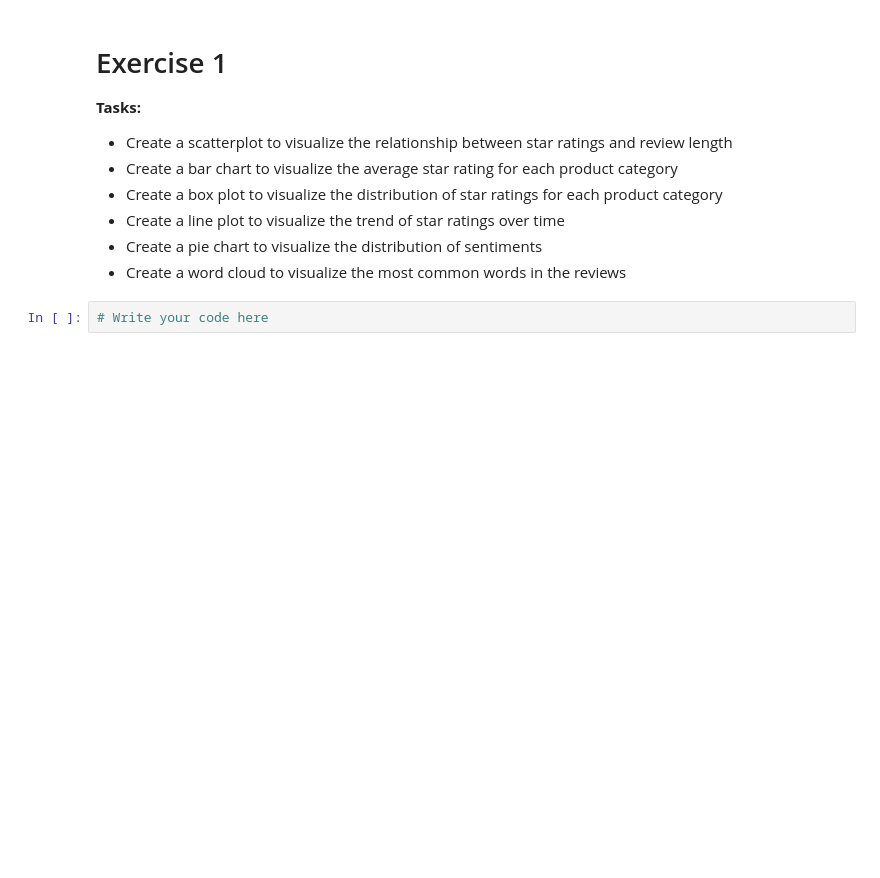
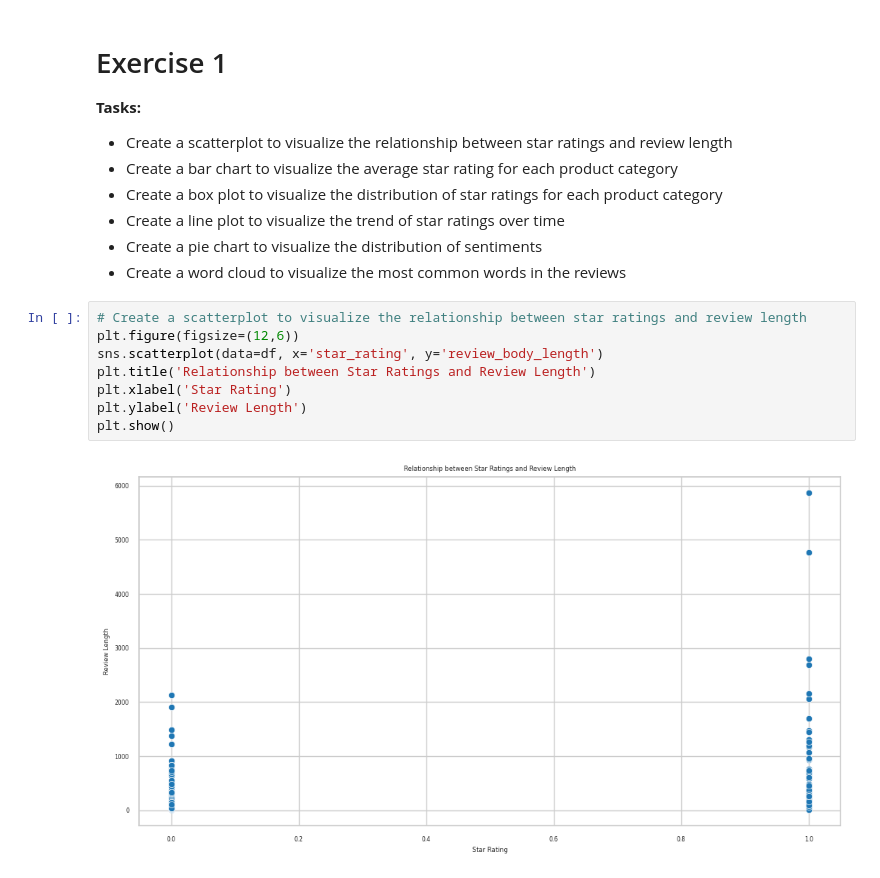
Before and after one commit to Shankar-Hadimani/PythonforDataScience, a Jupyter notebook: 1. Data Exploration using Amazon book dataset.ipynb, the cells around one changed output. Saved outputs shown, nothing was run; the diff lists cells and outputs as text; blank space fills up the shorter version.

```diff
--- a/1. Data Exploration using Amazon book dataset.ipynb
+++ b/1. Data Exploration using Amazon book dataset.ipynb
@@ -148,5 +196,13 @@ plt.show()
 - Create a line plot to visualize the trend of star ratings over time
 - Create a pie chart to visualize the distribution of sentiments
 - Create a word cloud to visualize the most common words in the reviews
-# %%
-# Write your code here
+# %%
+# Create a scatterplot to visualize the relationship between star ratings and review length
+plt.figure(figsize=(12,6))
+sns.scatterplot(data=df, x='star_rating', y='review_body_length')
+plt.title('Relationship between Star Ratings and Review Length')
+plt.xlabel('Star Rating')
+plt.ylabel('Review Length')
+plt.show()
+# %% [output]
+[figure, added]
```
Also changed, not shown: parts of 12 cells of this notebook.
